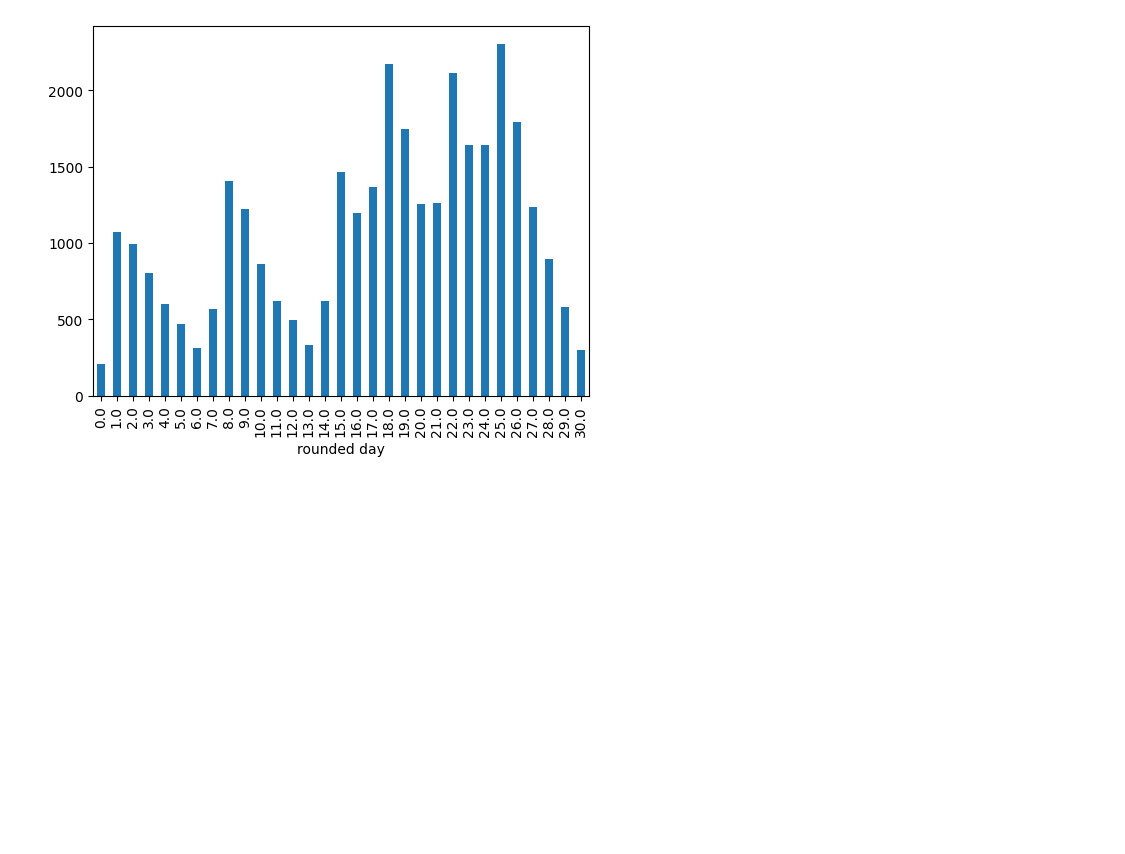
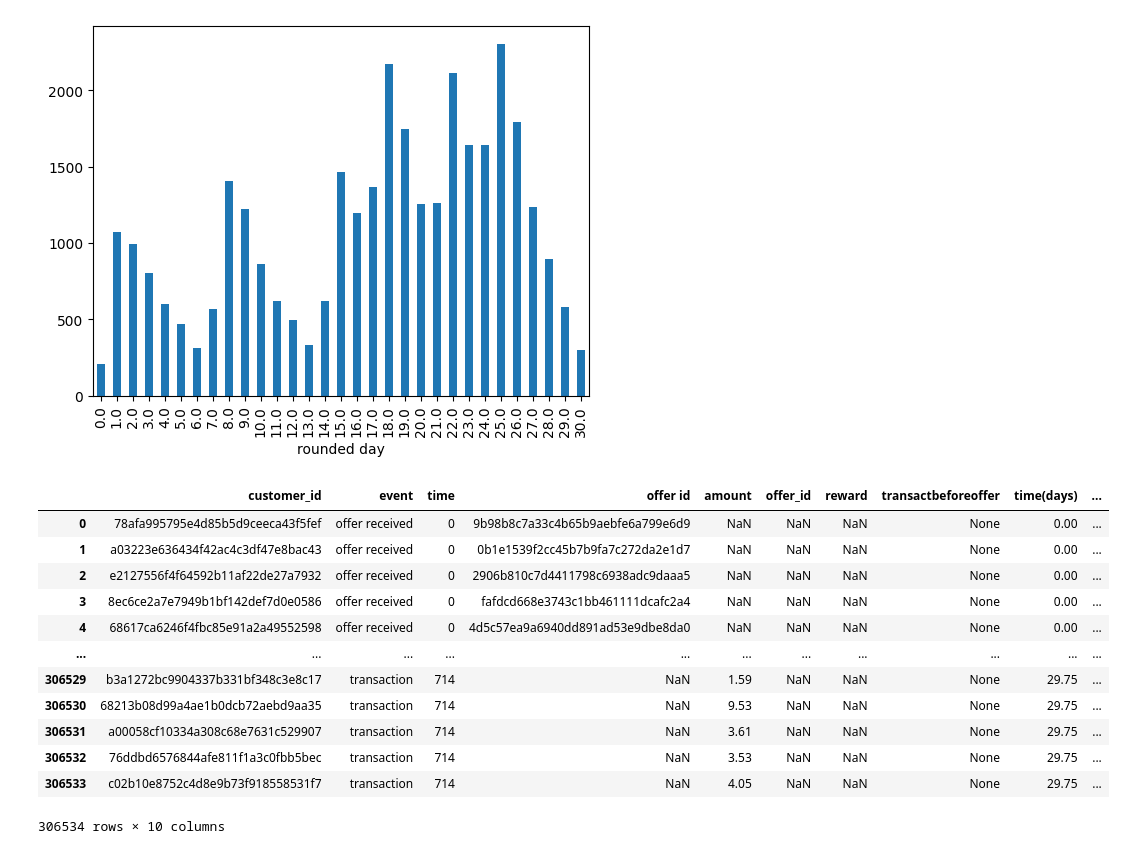
Before and after one commit to Koremm/Coffeeoffers, a Jupyter notebook: Coffee Offers Vscode.ipynb, the cells around one changed output. Saved outputs shown, nothing was run; the diff lists cells and outputs as text; code cells hidden in the pictures; blank space fills up the shorter version.

Commit message:
separated offers

```diff
--- a/Coffee Offers Vscode.ipynb
+++ b/Coffee Offers Vscode.ipynb
@@ -255,3 +255,19 @@ daily_count.plot(kind='bar')
 # %% [output]
 <Axes: xlabel='rounded day'>
 [figure]
+# %%
+events_trial
+# %% [output]
+|  | customer_id | event | time | offer id | amount | offer_id | reward | transactbeforeoffer | time(days) | ... |
+| 0 | 78afa995795e4d85b5d9ceeca43f5fef | offer received | 0 | 9b98b8c7a33c4b65b9aebfe6a799e6d9 | NaN | NaN | NaN | None | 0.00 | ... |
+| 1 | a03223e636434f42ac4c3df47e8bac43 | offer received | 0 | 0b1e1539f2cc45b7b9fa7c272da2e1d7 | NaN | NaN | NaN | None | 0.00 | ... |
+| 2 | e2127556f4f64592b11af22de27a7932 | offer received | 0 | 2906b810c7d4411798c6938adc9daaa5 | NaN | NaN | NaN | None | 0.00 | ... |
+| 3 | 8ec6ce2a7e7949b1bf142def7d0e0586 | offer received | 0 | fafdcd668e3743c1bb461111dcafc2a4 | NaN | NaN | NaN | None | 0.00 | ... |
+| 4 | 68617ca6246f4fbc85e91a2a49552598 | offer received | 0 | 4d5c57ea9a6940dd891ad53e9dbe8da0 | NaN | NaN | NaN | None | 0.00 | ... |
+| ... | ... | ... | ... | ... | ... | ... | ... | ... | ... | ... |
+| 306529 | b3a1272bc9904337b331bf348c3e8c17 | transaction | 714 | NaN | 1.59 | NaN | NaN | None | 29.75 | ... |
+| 306530 | 68213b08d99a4ae1b0dcb72aebd9aa35 | transaction | 714 | NaN | 9.53 | NaN | NaN | None | 29.75 | ... |
+| 306531 | a00058cf10334a308c68e7631c529907 | transaction | 714 | NaN | 3.61 | NaN | NaN | None | 29.75 | ... |
+| 306532 | 76ddbd6576844afe811f1a3c0fbb5bec | transaction | 714 | NaN | 3.53 | NaN | NaN | None | 29.75 | ... |
+| 306533 | c02b10e8752c4d8e9b73f918558531f7 | transaction | 714 | NaN | 4.05 | NaN | NaN | None | 29.75 | ... |
+306534 rows × 10 columns
```
Also changed, not shown: parts of 6 cells of this notebook.
